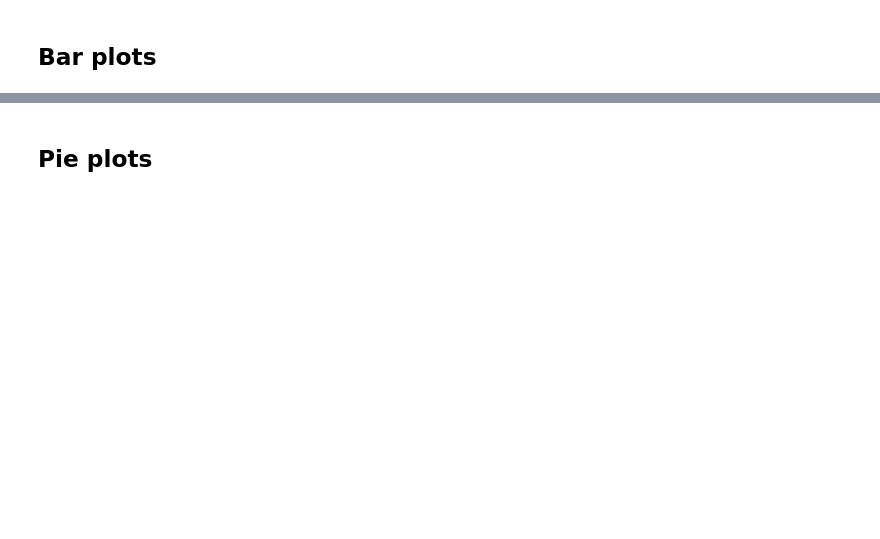
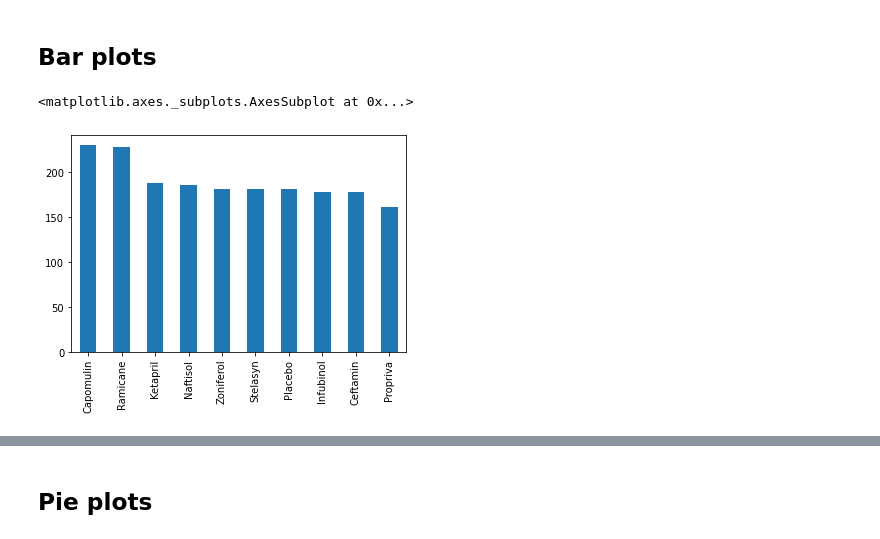
Before and after one commit to NitrogenHamster/Matplotlib, a Jupyter notebook: Pymaceuticals/pymaceuticals_starter.ipynb, the cells around one changed output, grey strips where cells are left out. Saved outputs shown, nothing was run; the diff lists cells and outputs as text; code cells hidden in the pictures; blank space fills up the shorter version.

```diff
--- a/Pymaceuticals/pymaceuticals_starter.ipynb
+++ b/Pymaceuticals/pymaceuticals_starter.ipynb
@@ -40,3 +74,8 @@ study_results
 ## Bar plots
 # %%
 # Generate a bar plot showing number of data points for each treatment regimen using pandas
+Drug_Regimen = merge_df["Drug Regimen"].value_counts()
+Drug_Regimen.plot.bar()
+# %% [output]
+<matplotlib.axes._subplots.AxesSubplot at 0x...>
+[figure, added]
```
Also changed, not shown: parts of 12 cells of this notebook.
